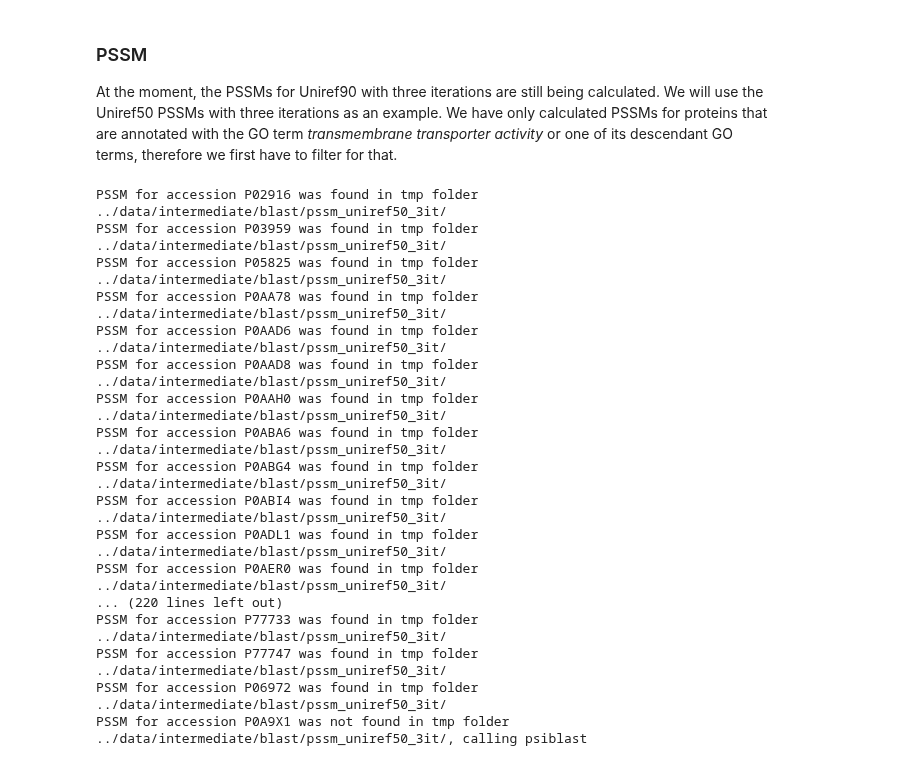
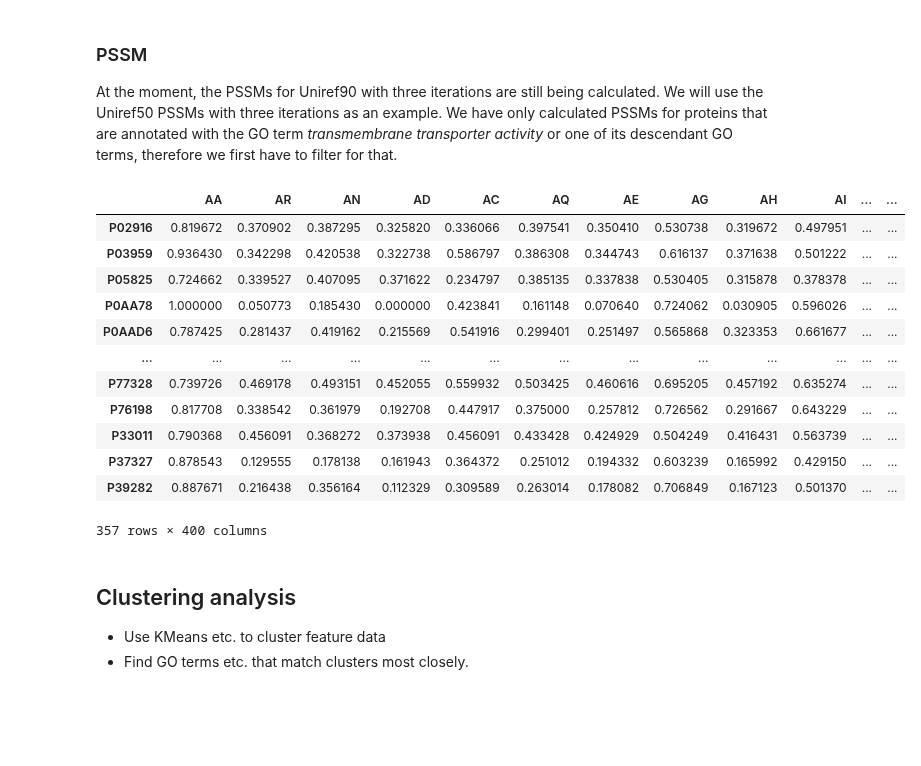
Before and after one commit to adenger/subpred4, a Jupyter notebook: notebooks/ecoli_clusters_protnlm.ipynb, the cells around one changed output. Saved outputs shown, nothing was run; the diff lists cells and outputs as text; code cells hidden in the pictures; blank space fills up the shorter version.

Commit message:
clusters

```diff
--- a/notebooks/ecoli_clusters_protnlm.ipynb
+++ b/notebooks/ecoli_clusters_protnlm.ipynb
@@ -450,28 +420,30 @@ At the moment, the PSSMs for Uniref90 with three iterations are still being calc
 # %%
 from subpred.pssm import calculate_pssm_feature
 
-calculate_pssm_feature(
+feature_pssm = calculate_pssm_feature(
     sequences=sequences[sequences.index.isin(go_annotations_uniprot.Uniprot)].sequence,
     tmp_folder="../data/intermediate/blast/pssm_uniref50_3it/",
     blast_db="../data/raw/uniref/uniref50/uniref50.fasta",
     iterations=3,
-    verbose=True
+    verbose=False
 )
+feature_pssm
 # %% [output]
+|  | AA | AR | AN | AD | AC | AQ | AE | AG | AH | AI | ... | ... |
+| P02916 | 0.819672 | 0.370902 | 0.387295 | 0.325820 | 0.336066 | 0.397541 | 0.350410 | 0.530738 | 0.319672 | 0.497951 | ... | ... |
+| P03959 | 0.936430 | 0.342298 | 0.420538 | 0.322738 | 0.586797 | 0.386308 | 0.344743 | 0.616137 | 0.371638 | 0.501222 | ... | ... |
+| P05825 | 0.724662 | 0.339527 | 0.407095 | 0.371622 | 0.234797 | 0.385135 | 0.337838 | 0.530405 | 0.315878 | 0.378378 | ... | ... |
+| P0AA78 | 1.000000 | 0.050773 | 0.185430 | 0.000000 | 0.423841 | 0.161148 | 0.070640 | 0.724062 | 0.030905 | 0.596026 | ... | ... |
+| P0AAD6 | 0.787425 | 0.281437 | 0.419162 | 0.215569 | 0.541916 | 0.299401 | 0.251497 | 0.565868 | 0.323353 | 0.661677 | ... | ... |
+| ... | ... | ... | ... | ... | ... | ... | ... | ... | ... | ... | ... | ... |
+| P77328 | 0.739726 | 0.469178 | 0.493151 | 0.452055 | 0.559932 | 0.503425 | 0.460616 | 0.695205 | 0.457192 | 0.635274 | ... | ... |
+| P76198 | 0.817708 | 0.338542 | 0.361979 | 0.192708 | 0.447917 | 0.375000 | 0.257812 | 0.726562 | 0.291667 | 0.643229 | ... | ... |
+| P33011 | 0.790368 | 0.456091 | 0.368272 | 0.373938 | 0.456091 | 0.433428 | 0.424929 | 0.504249 | 0.416431 | 0.563739 | ... | ... |
+| P37327 | 0.878543 | 0.129555 | 0.178138 | 0.161943 | 0.364372 | 0.251012 | 0.194332 | 0.603239 | 0.165992 | 0.429150 | ... | ... |
+| P39282 | 0.887671 | 0.216438 | 0.356164 | 0.112329 | 0.309589 | 0.263014 | 0.178082 | 0.706849 | 0.167123 | 0.501370 | ... | ... |
-PSSM for accession P02916 was found in tmp folder ../data/intermediate/blast/pssm_uniref50_3it/
-PSSM for accession P03959 was found in tmp folder ../data/intermediate/blast/pssm_uniref50_3it/
-PSSM for accession P05825 was found in tmp folder ../data/intermediate/blast/pssm_uniref50_3it/
-PSSM for accession P0AA78 was found in tmp folder ../data/intermediate/blast/pssm_uniref50_3it/
-PSSM for accession P0AAD6 was found in tmp folder ../data/intermediate/blast/pssm_uniref50_3it/
-PSSM for accession P0AAD8 was found in tmp folder ../data/intermediate/blast/pssm_uniref50_3it/
-PSSM for accession P0AAH0 was found in tmp folder ../data/intermediate/blast/pssm_uniref50_3it/
-PSSM for accession P0ABA6 was found in tmp folder ../data/intermediate/blast/pssm_uniref50_3it/
-PSSM for accession P0ABG4 was found in tmp folder ../data/intermediate/blast/pssm_uniref50_3it/
-PSSM for accession P0ABI4 was found in tmp folder ../data/intermediate/blast/pssm_uniref50_3it/
-PSSM for accession P0ADL1 was found in tmp folder ../data/intermediate/blast/pssm_uniref50_3it/
-PSSM for accession P0AER0 was found in tmp folder ../data/intermediate/blast/pssm_uniref50_3it/
-... (220 lines left out)
-PSSM for accession P77733 was found in tmp folder ../data/intermediate/blast/pssm_uniref50_3it/
-PSSM for accession P77747 was found in tmp folder ../data/intermediate/blast/pssm_uniref50_3it/
-PSSM for accession P06972 was found in tmp folder ../data/intermediate/blast/pssm_uniref50_3it/
-PSSM for accession P0A9X1 was not found in tmp folder ../data/intermediate/blast/pssm_uniref50_3it/, calling psiblast
+357 rows × 400 columns
+# %% [markdown]
+## Clustering analysis
+
+- Use KMeans etc. to cluster feature data
+- Find GO terms etc. that match clusters most closely.
```
Also changed, not shown: parts of 10 cells of this notebook.
